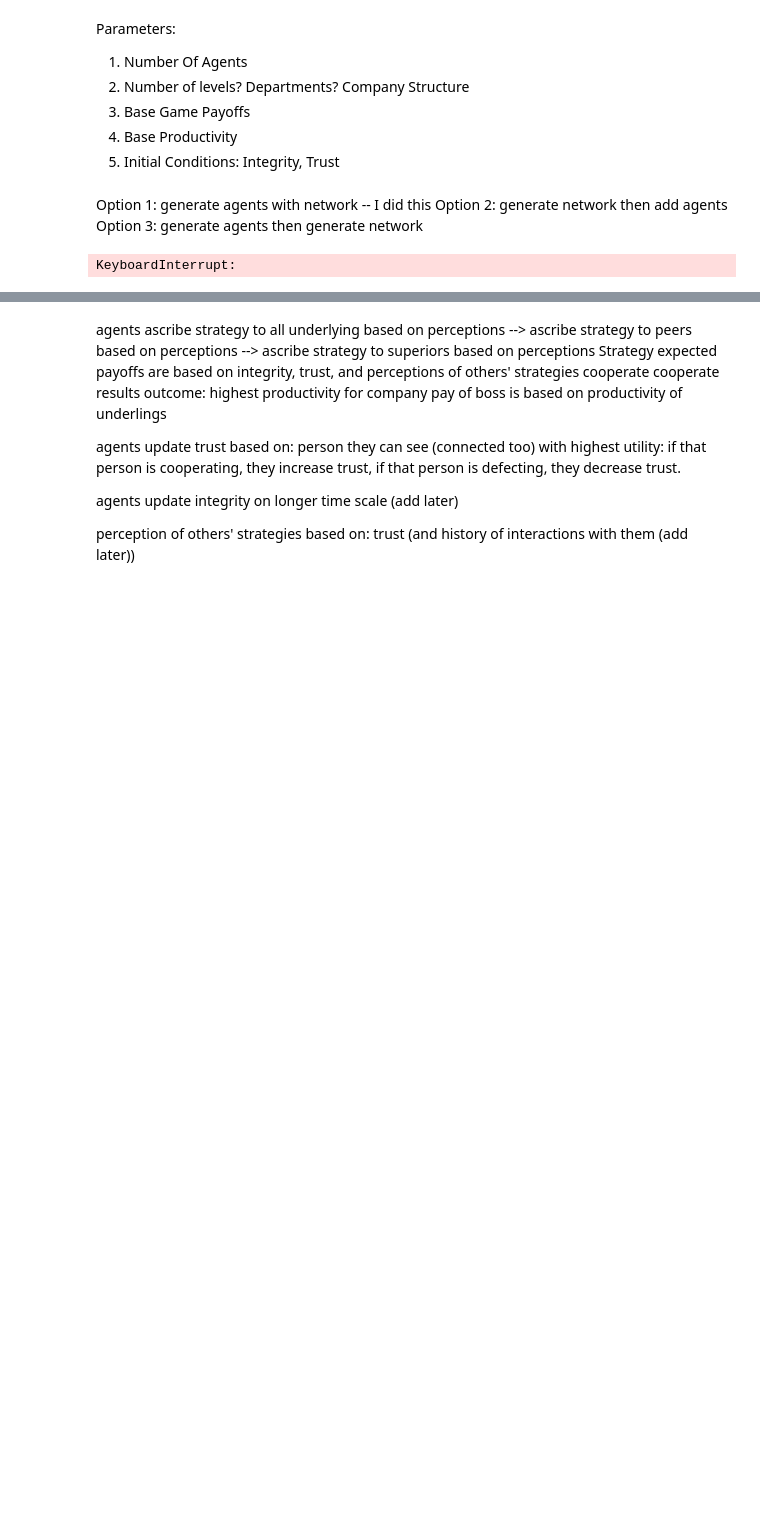
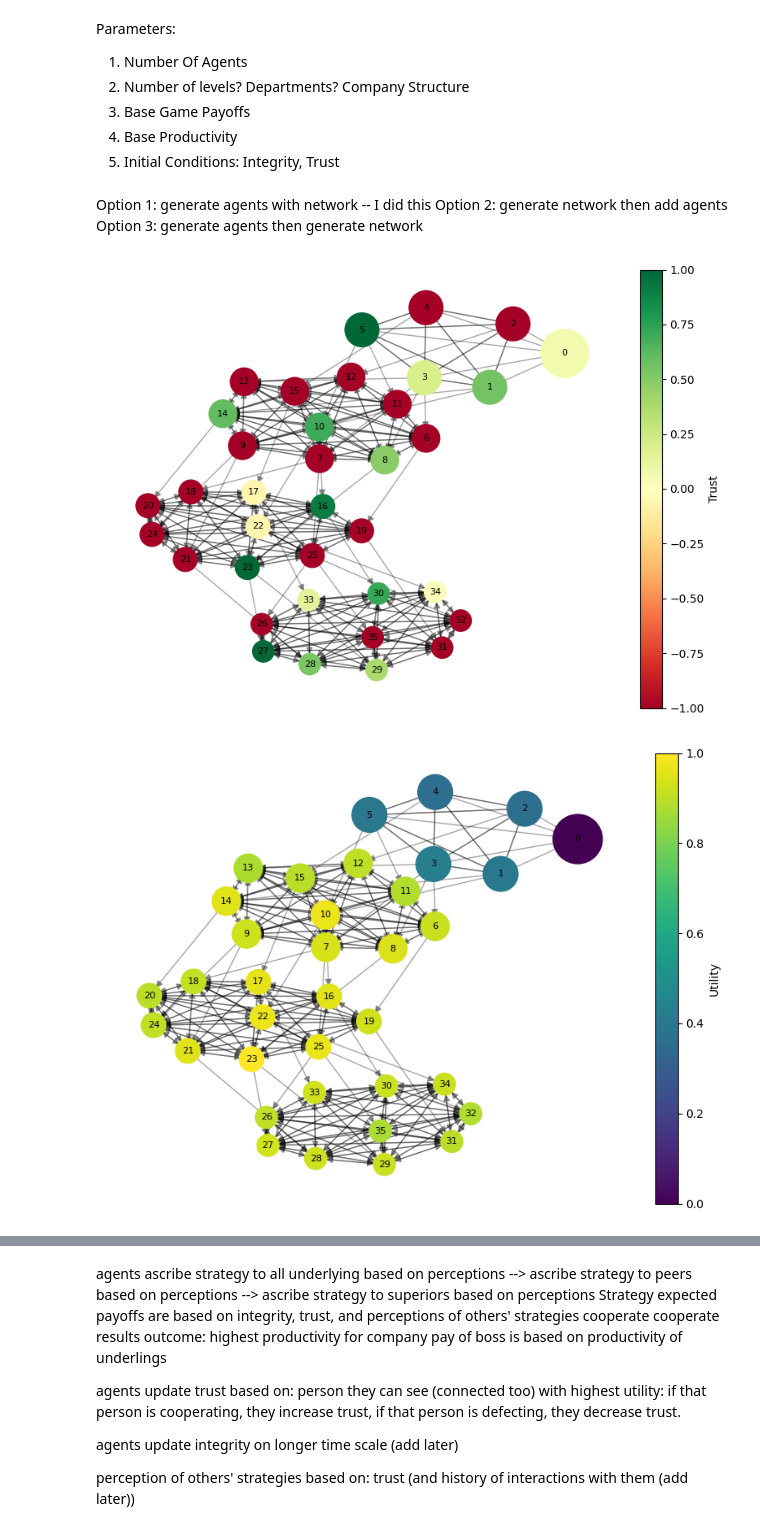
Before and after one commit to Zeke-CE/CorruptionModel, a Jupyter notebook: CorruptionABM2Zeke.ipynb, the cells around one changed output, grey strips where cells are left out. Saved outputs shown, nothing was run; the diff lists cells and outputs as text; code cells hidden in the pictures; blank space fills up the shorter version.

```diff
--- a/CorruptionABM2Zeke.ipynb
+++ b/CorruptionABM2Zeke.ipynb
@@ -31,6 +38,7 @@ class Agent:
         self.bosses = []
         self.peers = []
         self.underlings = []
+        self.underlings_cooperating = 0
 
 
         #game functions:
@@ -126,25 +134,44 @@ class Agent:
         return
 
     def d_trust(self, t):
+
+        #Base on the utility that the oppenent recieved. If opponent defected and recieved higher utility, then trust should decrease
         if t>0:
-            last_round_strategies = list(self.results[t-1][1].values()) + list(self.results[t-1][0].values())
+            last_round_strategies = list(self.results[t-1][0].values())
+
+            peers_utility = []
+
+            for peer in self.peers:
+                peers_utility.append(peer.utility)
+            if len(peers_utility) > 0:
+                average_peer_utility = np.mean(peers_utility)
+            else:
+                average_peer_utility = None
+
+
             opp_def = 0
             result_count = 0
 
             for result in last_round_strategies:
                 opp_def += result[1]
                 result_count += 1
+
+
             if result_count > 0:
+
                 fraction_def = opp_def/result_count
 
-                d_trust = .2*(np.tan(np.pi/2*(.5-fraction_def)))
-                if np.isfinite(d_trust):
-                    self.trust = float(np.clip(self.trust + d_trust, -1, 1))
-                elif np.isposinf(d_trust):
-                    self.trust = 1
-                elif np.isneginf(d_trust):
-                    self.trust = -1
-                return
+                if average_peer_utility > self.utility:
+                    d_trust = .2*(np.tan(np.pi/2*(.5-fraction_def)))
+                    if np.isfinite(d_trust):
+                        self.trust = float(np.clip(self.trust + d_trust, -1, 1))
+                    elif np.isposinf(d_trust):
+                        self.trust = 1
+                    elif np.isneginf(d_trust):
+                        self.trust = -1
+                    return
+                else:
+                    return
 # %% [markdown]
 Option 1: generate agents with network -- I did this
 Option 2: generate network then add agents
@@ -418,6 +446,7 @@ def run(time_steps, level_size = [3, 9], integrity_mean=0, trust_mean=0, mutatio
 
     return G, model_data
 # %%
-G, model_data = run(100, [6, 5, 10, 7], .5, 1, .1, True)
+G, model_data = run(100, [5, 10, 10, 10], .5, 1, .1, False)
 # %% [output]
-KeyboardInterrupt:
+[figure, added]
+[figure, added]
```
Also changed, not shown: parts of 4 cells of this notebook, 1 other file.
